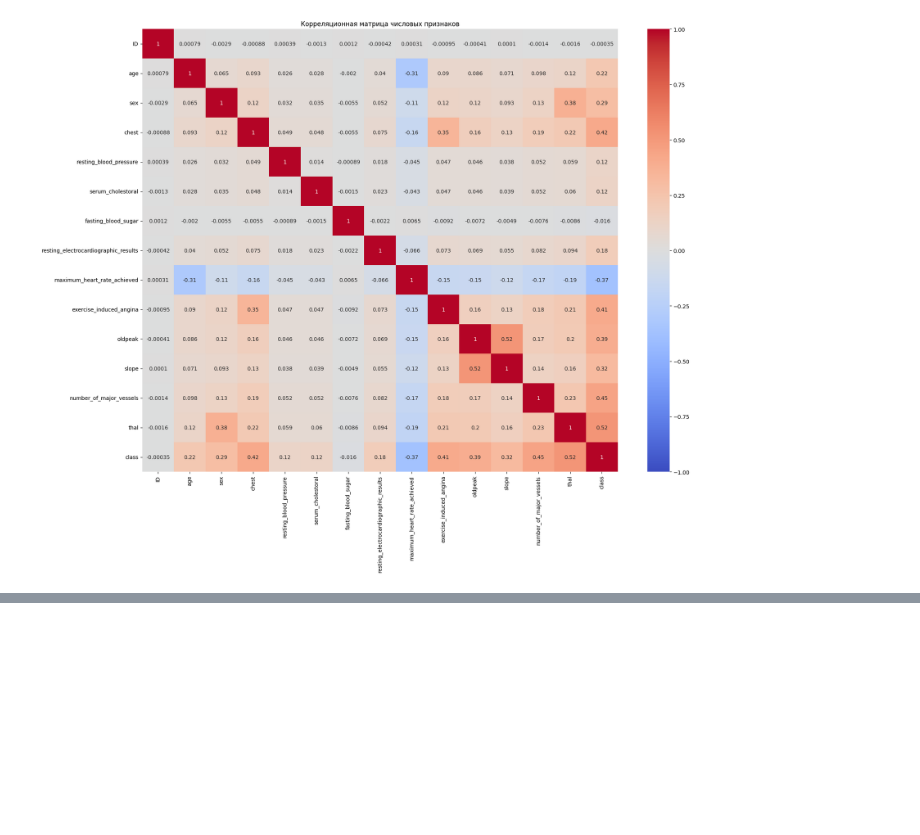
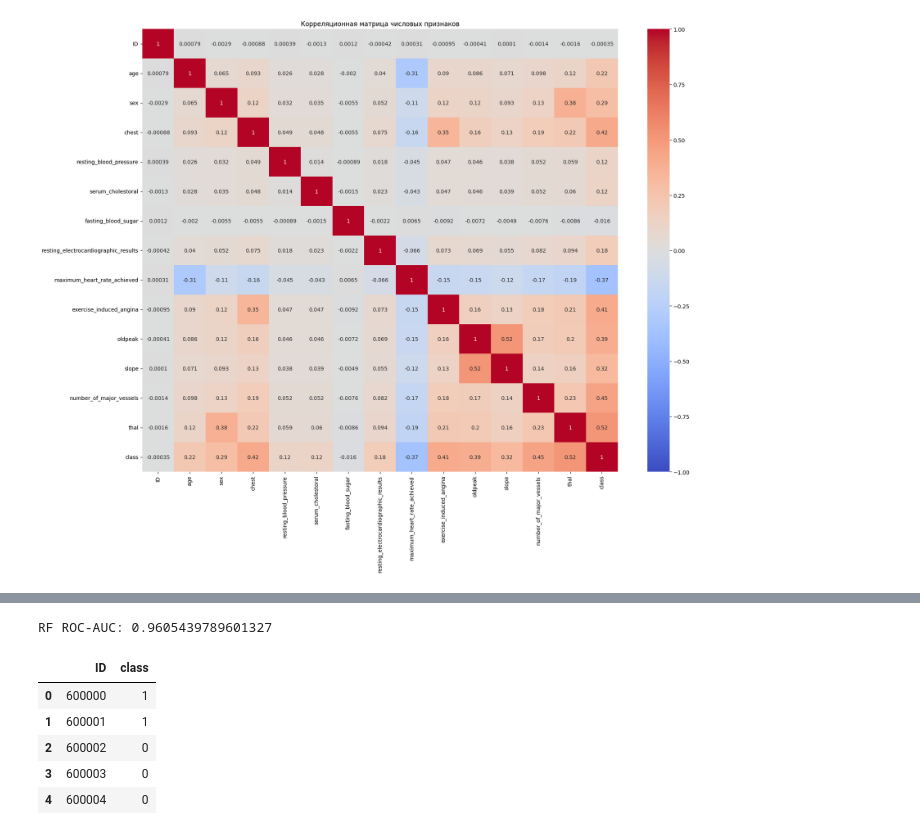
Before and after one commit to KonstGen921/sf_data_science, a Jupyter notebook: tasks/DL_PJ.ipynb, the cells around one changed output, grey strips where cells are left out. Drawn from its saved outputs; the diff is of its cells as text; code cells hidden in the pictures; blank space fills up the shorter version.

```diff
--- a/tasks/DL_PJ.ipynb
+++ b/tasks/DL_PJ.ipynb
@@ -329,6 +327,7 @@ cat_coll = ['sex','chest','fasting_blood_sugar','resting_electrocardiographic_re
 from sklearn.preprocessing import OneHotEncoder
 encoder = OneHotEncoder(
     sparse_output=False,      # если sklearn старый — можно sparse=False
+    drop='first',           # удаляем первую категорию, чтобы избежать мультиколлинеарности
     handle_unknown='ignore'
 )
 
@@ -344,8 +343,6 @@ df_test_1_encoded = pd.DataFrame(
     columns=encoder.get_feature_names_out(cat_coll)
 )
 
-# проверка
-assert (df_train_1_encoded.columns == df_test_1_encoded.columns).all()
 
-display(df_train_1_encoded.head(), df_train_1_encoded.info(), df_train_1_encoded.describe())
-display(df_test_1_encoded.head(), df_test_1_encoded.info(), df_test_1_encoded.describe())
+#display(df_train_1_encoded.head(), df_train_1_encoded.info(), df_train_1_encoded.describe())
+#display(df_test_1_encoded.head(), df_test_1_encoded.info(), df_test_1_encoded.describe())
@@ -422,0 +349,15 @@ None
+# %%
+# обучим модель
+num_colls = ['age','resting_blood_pressure','serum_cholestoral','maximum_heart_rate_achieved','oldpeak']
+
+target_col = 'class'
+x_train_num = df_train_1[num_colls]
+x_test_num = df_test_1[num_colls]
+
+X_train = pd.concat([x_train_num, df_train_1_encoded], axis=1) # склеили колонки числовые и закодированные категориальные
+X_test = pd.concat([x_test_num, df_test_1_encoded], axis=1) # склеили колонки числовые и закодированные категориальные
+
+y_train = df_train_1[target_col].astype(int) # преобразуем целевую переменную в int
+
+
+print("X_train:", X_train.shape, "y_train:", y_train.shape, "X_test:", X_test.shape)
@@ -422,0 +402,47 @@ None
+# %%
+# 4. Обучение модели
+# обучим модель случайного леса
+
+from sklearn.ensemble import RandomForestClassifier
+
+rf = RandomForestClassifier(
+    n_estimators=300,
+    random_state=42,
+    n_jobs=-1,
+    class_weight="balanced_subsample"
+)
+rf.fit(X_tr, y_tr)
+
+val_proba_rf = rf.predict_proba(X_val)[:, 1]
+print("RF ROC-AUC:", roc_auc_score(y_val, val_proba_rf))
+# %% [output]
+RF ROC-AUC: 0.9605439789601327
+# %%
+best_rf = RandomForestClassifier(
+    n_estimators=400,
+    random_state=42,
+    n_jobs=-1,
+    class_weight="balanced_subsample"
+)
+
+best_rf.fit(X_train, y_train)
+
+
+
+test_proba = best_rf.predict_proba(X_test)[:, 1]
+test_pred = (test_proba >= 0.5).astype(int)
+
+submission = pd.DataFrame({
+    "ID": df_test_1["ID"].values,
+    "class": test_pred
+})
+
+submission.to_csv("/Users/konstantingeneralov/IDE/Data/DL_PJ_submission.csv", index=False)
+submission.head()
+# %% [output]
+|  | ID | class |
+| 0 | 600000 | 1 |
+| 1 | 600001 | 1 |
+| 2 | 600002 | 0 |
+| 3 | 600003 | 0 |
+| 4 | 600004 | 0 |
```
Also changed, not shown: parts of 5 cells of this notebook, 4 other files.
